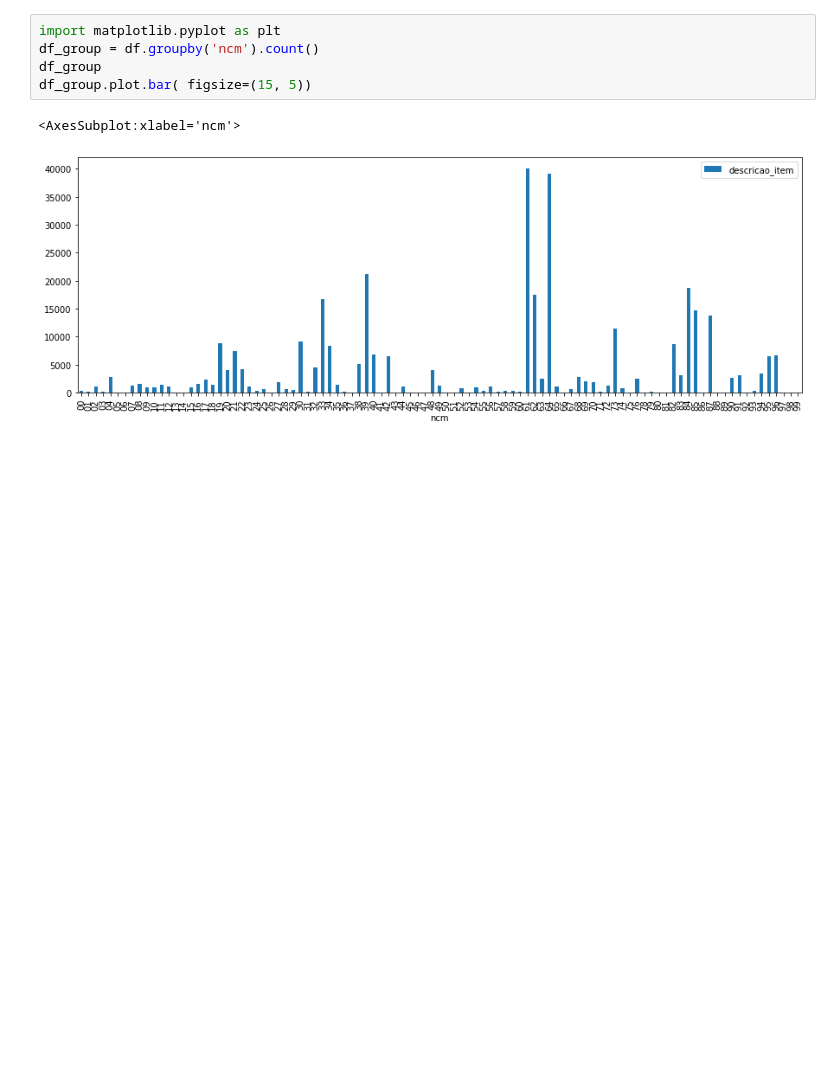
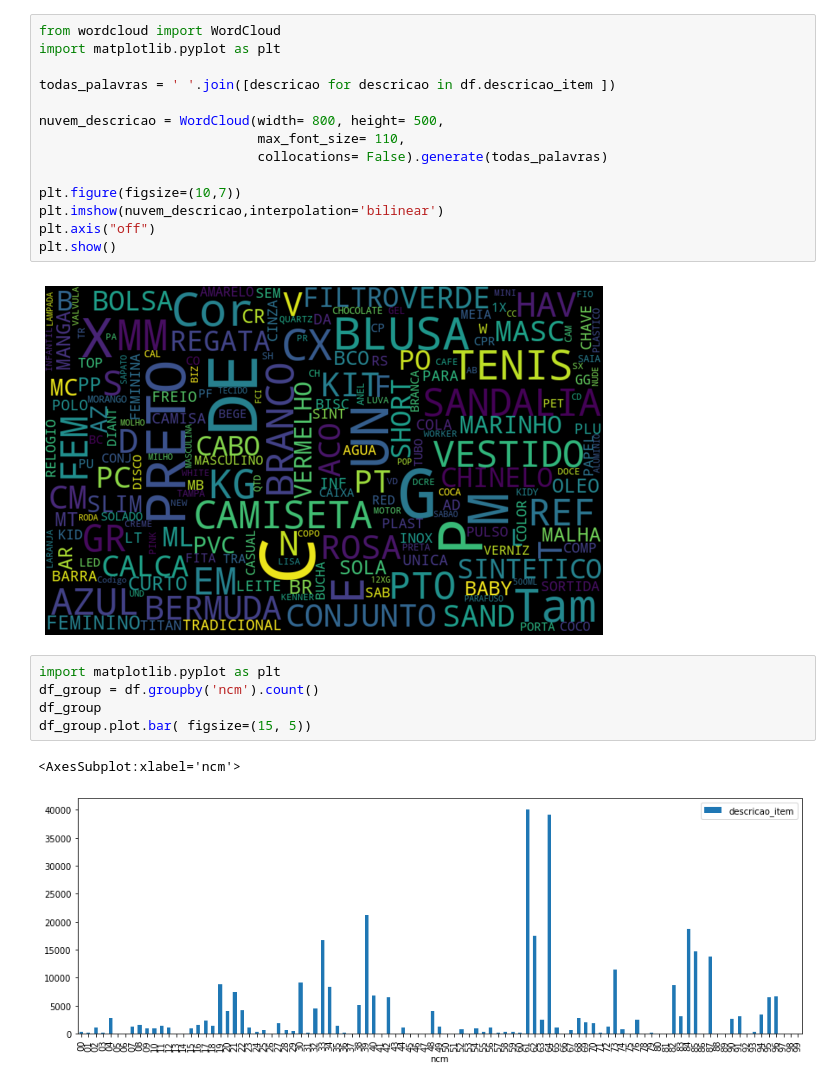
Before and after one commit to pedrobragap/products_classification, a Jupyter notebook: LinearSVC_predict.ipynb, the cells around one changed output. Drawn from its saved outputs; the diff is of its cells as text; blank space fills up the shorter version.

Commit message:
Nuvem de palavras

```diff
--- a/LinearSVC_predict.ipynb
+++ b/LinearSVC_predict.ipynb
@@ -20,3 +29,19 @@ df = df.dropna()
+# %%
+from wordcloud import WordCloud
+import matplotlib.pyplot as plt
+
+todas_palavras = ' '.join([descricao for descricao in df.descricao_item ])
+
+nuvem_descricao = WordCloud(width= 800, height= 500,
+                            max_font_size= 110,
+                            collocations= False).generate(todas_palavras)
+
+plt.figure(figsize=(10,7))
+plt.imshow(nuvem_descricao,interpolation='bilinear')
+plt.axis("off")
+plt.show()
+# %% [output]
+[figure, added]
 # %%
 import matplotlib.pyplot as plt
 df_group = df.groupby('ncm').count()
```
Also changed, not shown: parts of 15 cells of this notebook, 1 other file.
